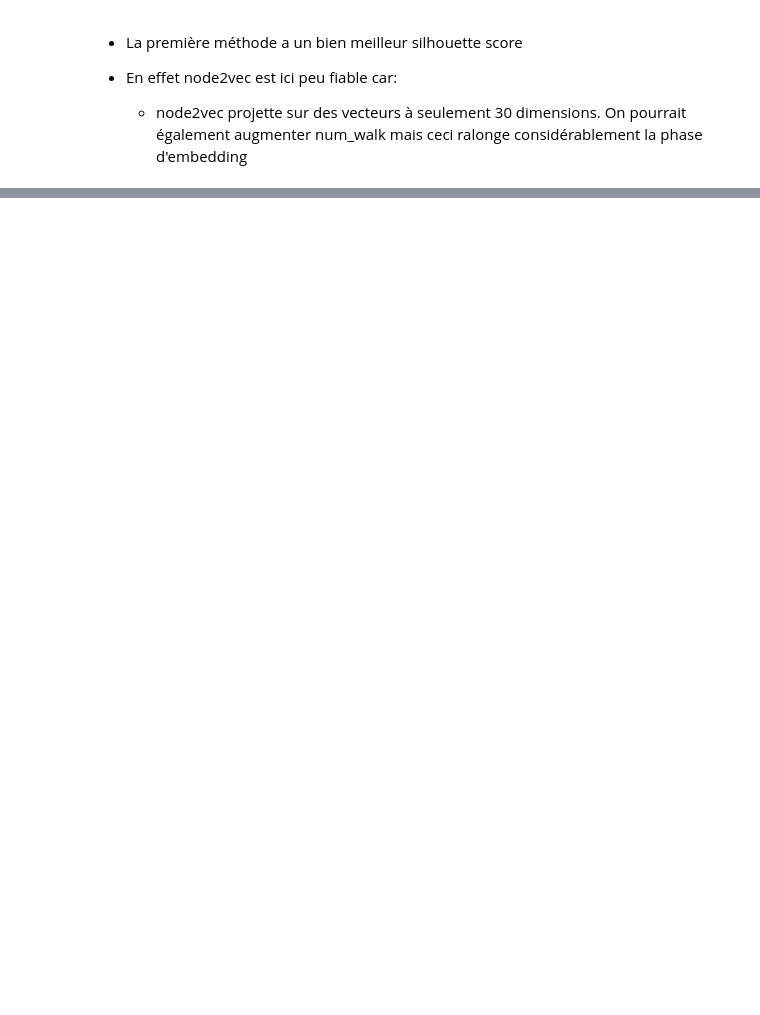
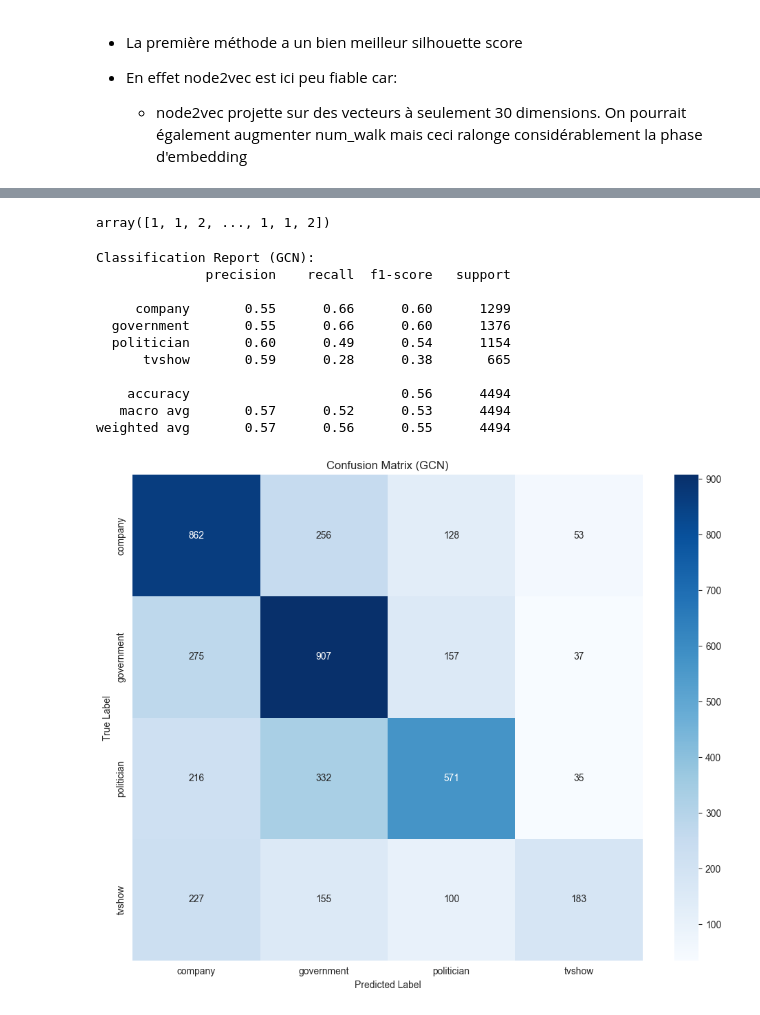
Before and after one commit to horndeer/GRAPH-project-2025, a Jupyter notebook: LeBolloch_Amiaud_Jacquemin-1_facebook.ipynb, the cells around one changed output, grey strips where cells are left out. Drawn from its saved outputs; the diff is of its cells as text; code cells hidden in the pictures; blank space fills up the shorter version.

Commit message:
final report

```diff
--- a/LeBolloch_Amiaud_Jacquemin-1_facebook.ipynb
+++ b/LeBolloch_Amiaud_Jacquemin-1_facebook.ipynb
@@ -442,0 +494,3 @@ silhouette_score(X, labels_node2vec)
+# %%
+edges_df = pd.read_csv(PATH + "musae_facebook_edges.csv", sep=",")  # ou sep="," si ce n’est pas du TSV
+edges_df.head()
@@ -442,0 +580,4 @@ silhouette_score(X, labels_node2vec)
+# %%
+df_merged.set_index("id", inplace=True)
+df_merged.drop(columns=["page_type","page_name"], inplace=True)
+df_merged.head()
@@ -442,0 +644,13 @@ silhouette_score(X, labels_node2vec)
+# %%
+class GCN(torch.nn.Module):
+    def __init__(self, in_channels, hidden_channels, out_channels):
+        super().__init__()
+        self.conv1 = GCNConv(in_channels, hidden_channels)
+        self.conv2 = GCNConv(hidden_channels, out_channels)
+
+    def forward(self, x, edge_index):
+        x = self.conv1(x, edge_index)
+        x = F.relu(x)
+        x = F.dropout(x, training=self.training, p=0.5)
+        x = self.conv2(x, edge_index)
+        return x
@@ -442,0 +710,46 @@ silhouette_score(X, labels_node2vec)
+# %%
+y_pred
+# %% [output]
+array([1, 1, 2, ..., 1, 1, 2])
+# %%
+# S'assurer que le modèle est en mode évaluation
+model.eval()
+out = model(data.x, data.edge_index)
+
+# Prédictions finales
+pred = out.argmax(dim=1)
+
+# Vérités et prédictions sur le test set
+y_true = data.y[data.test_mask].cpu().numpy()
+y_pred = pred[data.test_mask].cpu().numpy()
+
+# 🎯 Rapport de classification
+print("\nClassification Report (GCN):")
+print(classification_report(
+    y_true,
+    y_pred,
+    target_names=le.classes_
+))
+
+# 📊 Matrice de confusion
+cm = confusion_matrix(y_true, y_pred)
+plt.figure(figsize=(10, 8))
+sns.heatmap(cm, annot=True, fmt="d", xticklabels=le.classes_, yticklabels=le.classes_, cmap="Blues")
+plt.xlabel("Predicted Label")
+plt.ylabel("True Label")
+plt.title("Confusion Matrix (GCN)")
+plt.tight_layout()
+plt.show()
+# %% [output]
+Classification Report (GCN):
+              precision    recall  f1-score   support
+
+     company       0.55      0.66      0.60      1299
+  government       0.55      0.66      0.60      1376
+  politician       0.60      0.49      0.54      1154
+      tvshow       0.59      0.28      0.38       665
+
+    accuracy                           0.56      4494
+   macro avg       0.57      0.52      0.53      4494
+weighted avg       0.57      0.56      0.55      4494
+[figure, added]
```
Also changed, not shown: parts of 33 cells of this notebook.
